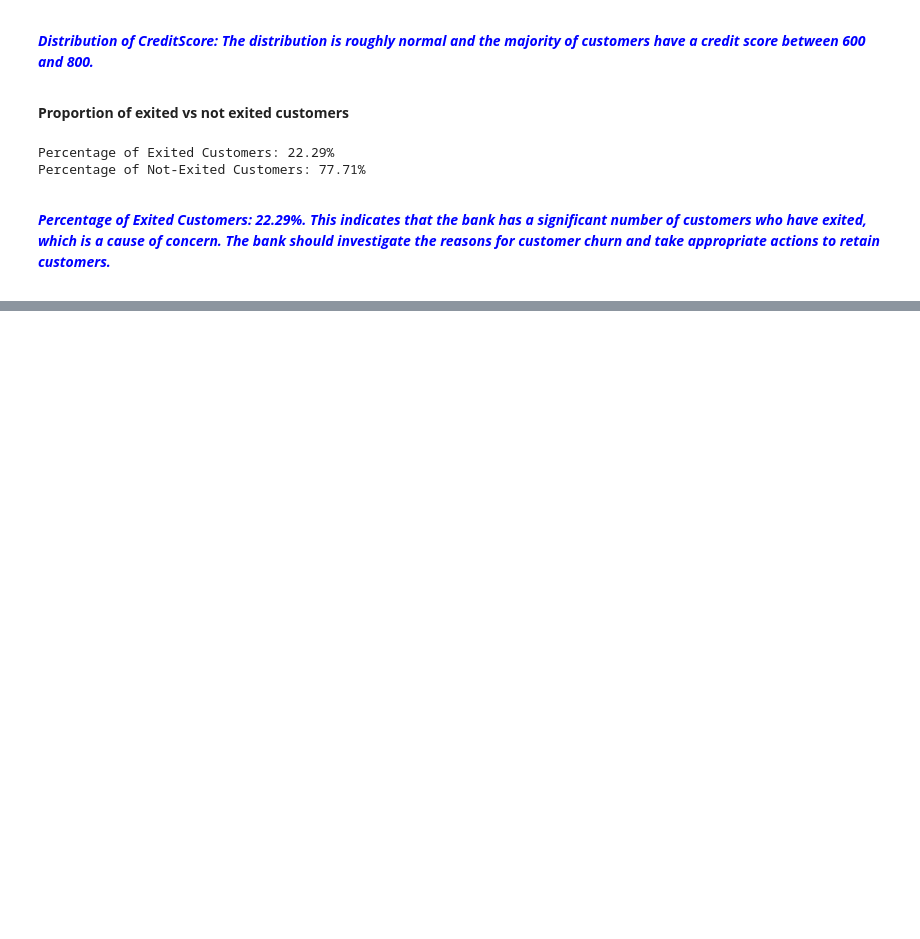
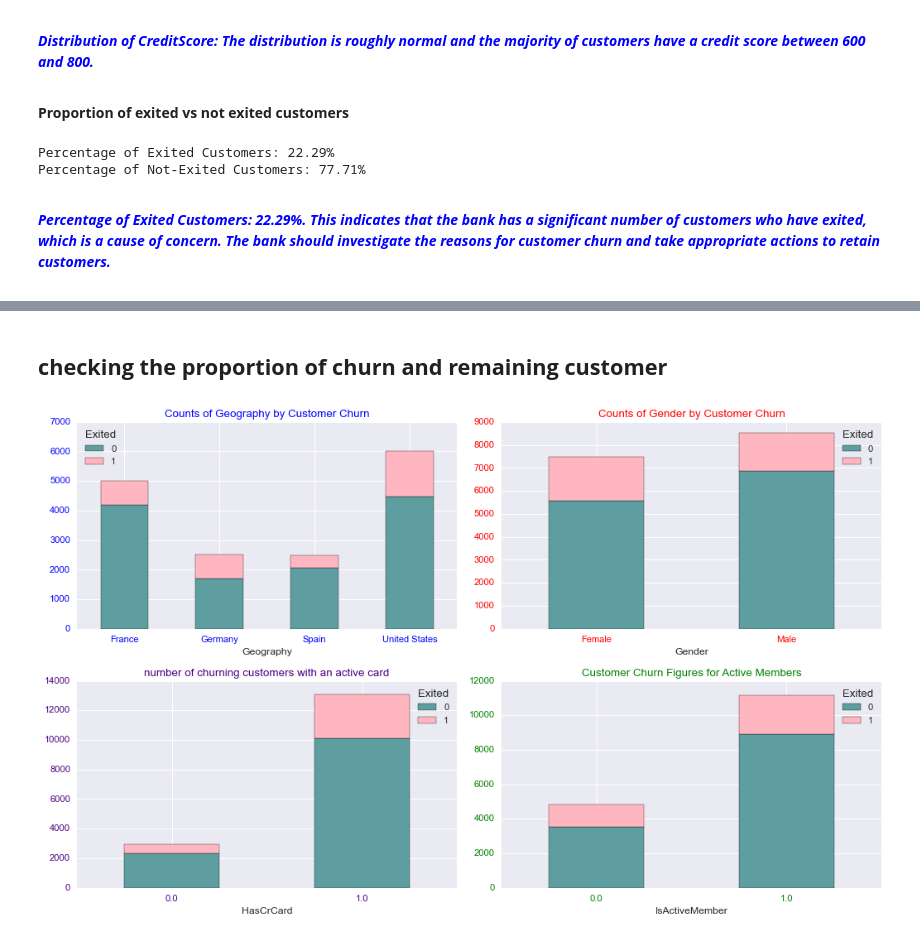
Before and after one commit to EmilyCaroline/BankCustomerChurnPrediction, a Jupyter notebook: bankcustomerchurn.ipynb, the cells around one changed output, grey strips where cells are left out. Cells and saved outputs as stored; diff of their text form; code cells hidden in the pictures; blank space fills up the shorter version.

```diff
--- a/bankcustomerchurn.ipynb
+++ b/bankcustomerchurn.ipynb
@@ -411,0 +458,53 @@ Percentage of Not-Exited Customers: 77.71%
+# %% [markdown]
+## **checking the proportion of churn and remaining customer**
+# %%
+plt.style.use('seaborn')
+
+colors = ['#5f9ea0', '#ffb6c1']
+
+
+fig, axes = plt.subplots(2, 2, figsize=(13,8))
+
+
+geography_counts = merged_df.groupby(['Geography', 'Exited']).size().unstack(fill_value=0)
+geography_counts.plot(kind='bar', stacked=True, ax=axes[0, 0], rot=0, color=colors)
+axes[0, 0].set_title('Counts of Geography by Customer Churn', color='blue')
+axes[0, 0].spines['bottom'].set_color('blue')
+axes[0, 0].spines['left'].set_color('blue')
+axes[0, 0].tick_params(axis='x', colors='blue')
+axes[0, 0].tick_params(axis='y', colors='blue')
+
+
+gender_counts = merged_df.groupby(['Gender', 'Exited']).size().unstack(fill_value=0)
+gender_counts.plot(kind='bar', stacked=True, ax=axes[0, 1], rot=0, color=colors)
+axes[0, 1].set_title('Counts of Gender by Customer Churn', color='red')
+axes[0, 1].spines['bottom'].set_color('red')
+axes[0, 1].spines['left'].set_color('red')
+axes[0, 1].tick_params(axis='x', colors='red')
+axes[0, 1].tick_params(axis='y', colors='red')
+
+
+has_credit_counts = merged_df.groupby(['HasCrCard', 'Exited']).size().unstack(fill_value=0)
+has_credit_counts.plot(kind='bar', stacked=True, ax=axes[1, 0], rot=0, color=colors)
+axes[1, 0].set_title('number of churning customers with an active card', color='#4B0082')
+axes[1, 0].spines['bottom'].set_color('#4B0082')
+axes[1, 0].spines['left'].set_color('#4B0082')
+axes[1, 0].tick_params(axis='x', colors='#4B0082')
+axes[1, 0].tick_params(axis='y', colors='#4B0082')
+
+
+active_member_counts = merged_df.groupby(['IsActiveMember', 'Exited']).size().unstack(fill_value=0)
+active_member_counts.plot(kind='bar', stacked=True, ax=axes[1, 1], rot=0, color=colors)
+axes[1, 1].set_title('Customer Churn Figures for Active Members', color='green')
+axes[1, 1].spines['bottom'].set_color('green')
+axes[1, 1].spines['left'].set_color('green')
+axes[1, 1].tick_params(axis='x', colors='green')
+axes[1, 1].tick_params(axis='y', colors='green')
+
+
+fig.tight_layout()
+
+
+plt.show()
+# %% [output]
+[figure, added]
```
Also changed, not shown: parts of 15 cells of this notebook.
